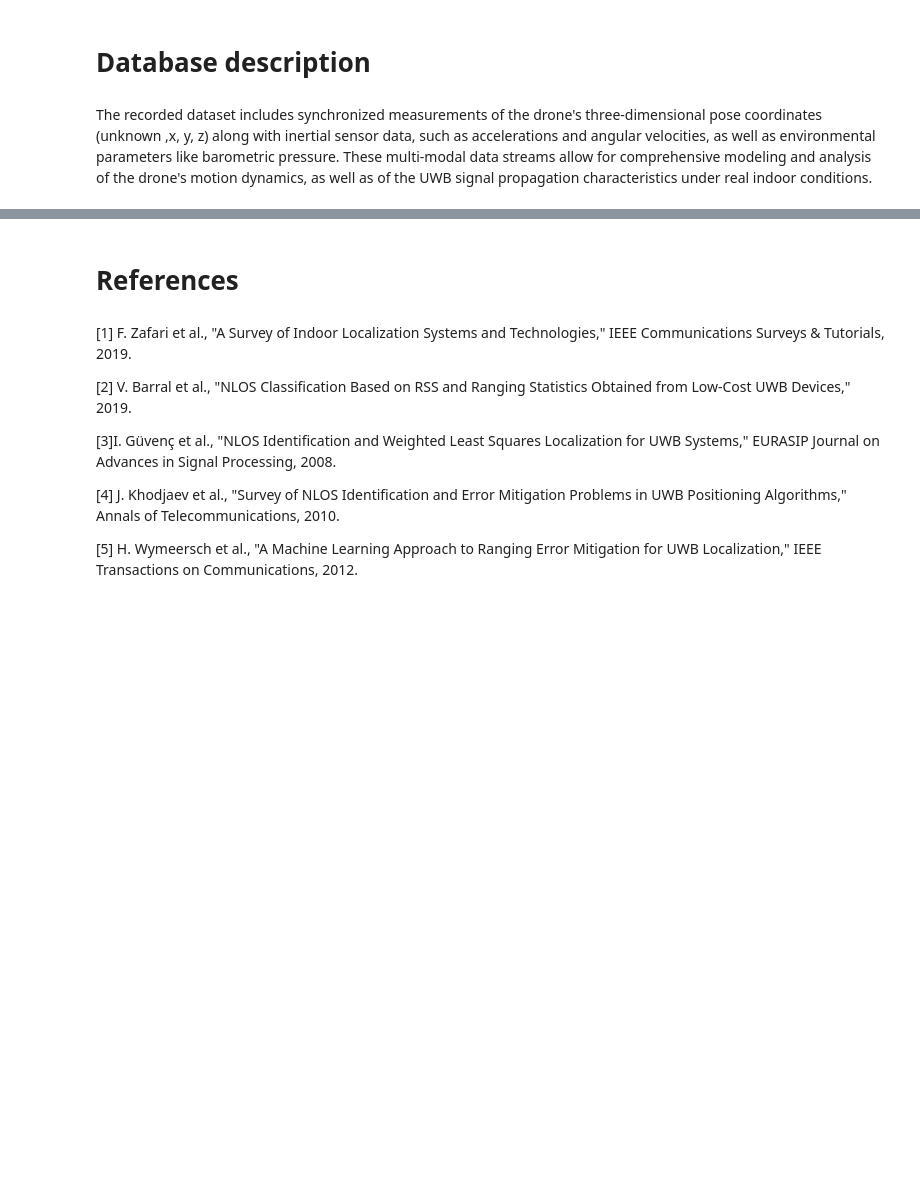
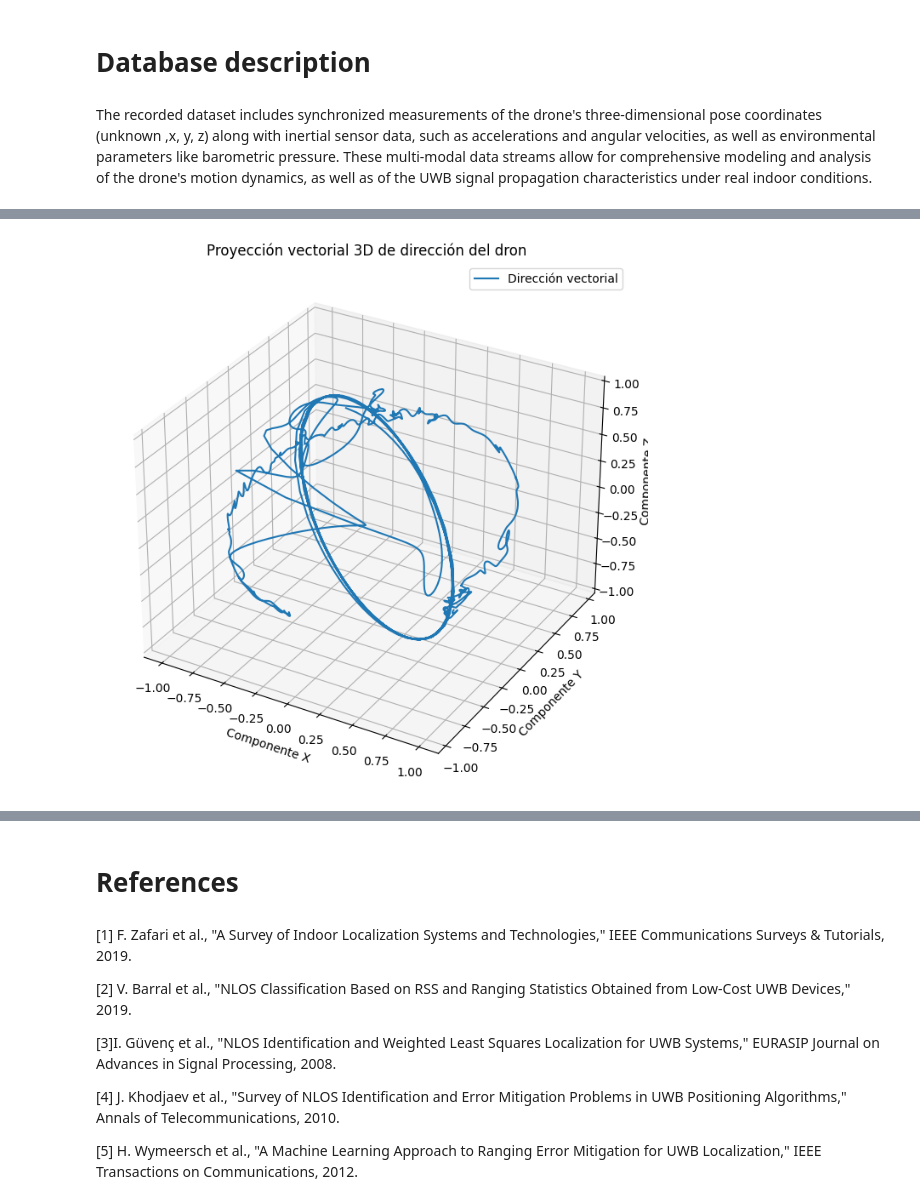
Before and after one commit to BREIMER606/Programaci-n-Cient-fica, a Jupyter notebook: Laboratorio_1/Lab1_Pct.ipynb, the cells around one changed output, grey strips where cells are left out. Cells and saved outputs as stored; diff of their text form; code cells hidden in the pictures; blank space fills up the shorter version.

```diff
--- a/Laboratorio_1/Lab1_Pct.ipynb
+++ b/Laboratorio_1/Lab1_Pct.ipynb
@@ -112,0 +136,32 @@ plt.show()
+# %%
+import matplotlib.pyplot as plt
+from mpl_toolkits.mplot3d import Axes3D  # Necesario para gráficos 3D
+import numpy as np
+
+# Calcular velocidad en x,y,z, componente filtrada (índice 1)
+vel_x = processor.calcular_velocidad('pose_x', filtrado=True)[1]
+vel_y = processor.calcular_velocidad('pose_y', filtrado=True)[1]
+vel_z = processor.calcular_velocidad('pose_z', filtrado=True)[1]
+
+# Vector velocidad y normalización para obtener dirección unitaria
+vel_vect = np.vstack((vel_x, vel_y, vel_z)).T
+magnitudes = np.linalg.norm(vel_vect, axis=1, keepdims=True)
+magnitudes[magnitudes == 0] = 1
+direcciones = vel_vect / magnitudes
+
+# Graficar en 3D
+fig = plt.figure(figsize=(10, 8))
+ax = fig.add_subplot(111, projection='3d')
+
+# Graficar trayectoria 3D de la dirección
+ax.plot(direcciones[:, 0], direcciones[:, 1], direcciones[:, 2], label='Dirección vectorial')
+
+# Etiquetas y leyenda
+ax.set_xlabel('Componente X')
+ax.set_ylabel('Componente Y')
+ax.set_zlabel('Componente Z')
+ax.set_title('Proyección vectorial 3D de dirección del dron')
+ax.legend()
+plt.show()
+# %% [output]
+[figure, added]
```
Also changed, not shown: parts of 11 cells of this notebook, 1 other file.
